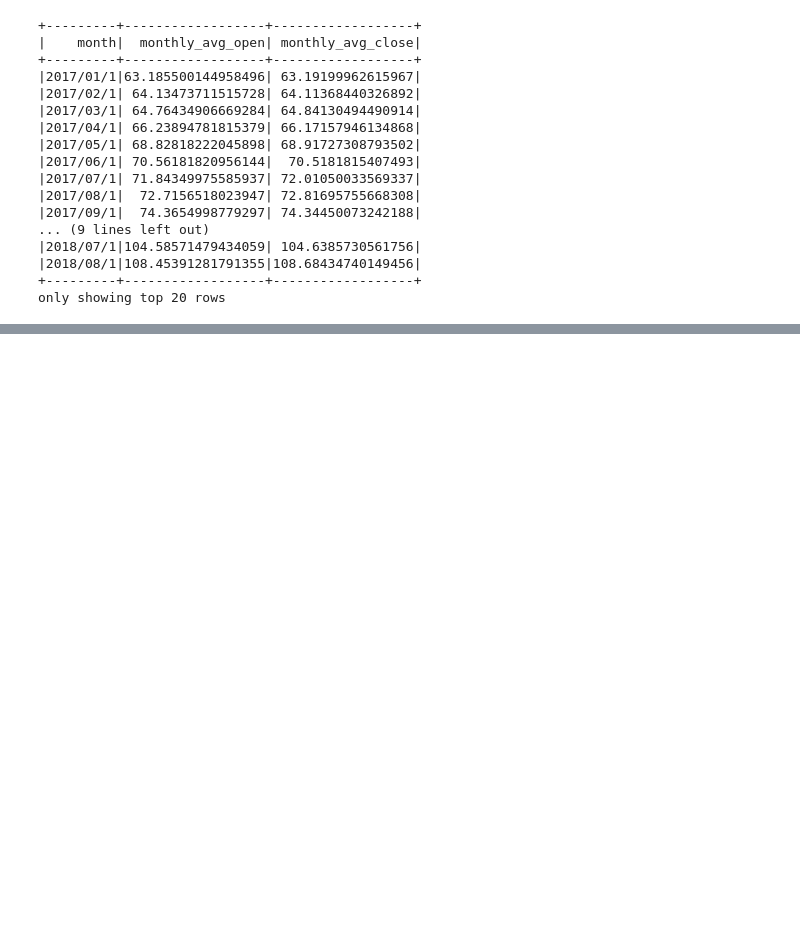
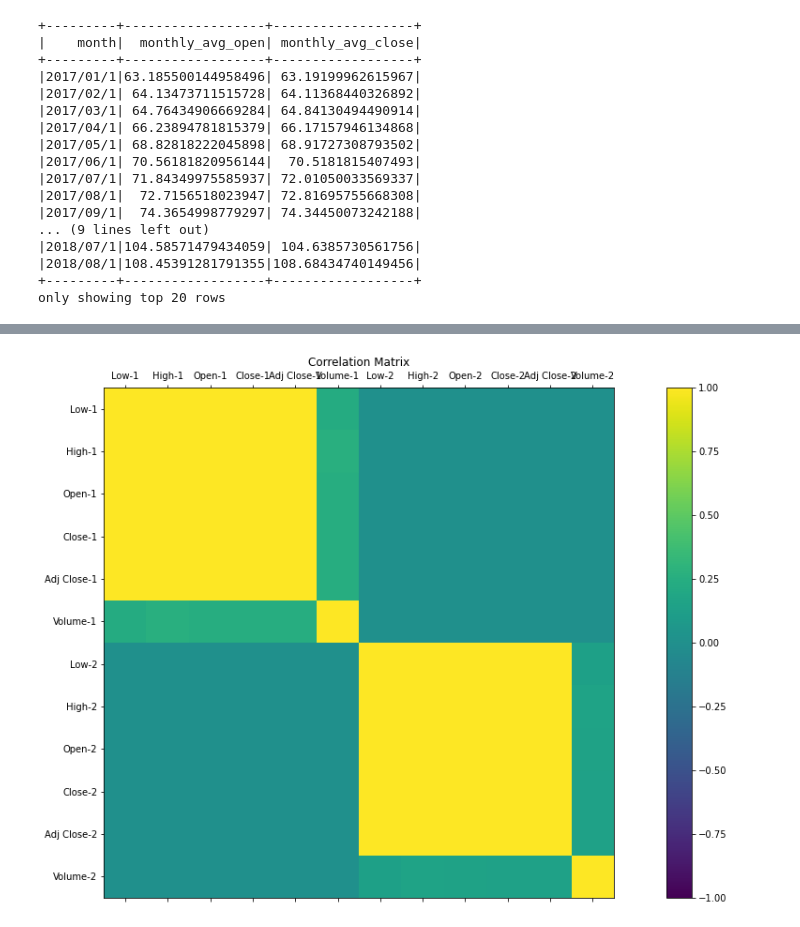
Before and after one commit to Enjoyshi/BigData, a Jupyter notebook: tmp.ipynb, the cells around one changed output, grey strips where cells are left out. Saved outputs shown, nothing was run; the diff lists cells and outputs as text; code cells hidden in the pictures; blank space fills up the shorter version.

Commit message:
add: corr with no pd version

```diff
--- a/tmp.ipynb
+++ b/tmp.ipynb
@@ -15,5 +26,6 @@ spark = (SparkSession.builder.appName(spark_application_name).getOrCreate())
 # %%
 stocks_path = 'stocks_data/MICROSOFT.csv'
+another_sck_path = 'stocks_data/AMAZON.csv'
 # %%
 def get_data(path, schema, header=True, delimiter=';'):
     """Lire les données à partir d'un path.
@@ -204,34 +215,0 @@ only showing top 20 rows
-# %%
-def corr_with(df1, df2):
-    df2_pd = df2.toPandas()
-    df1_pd = df1.toPandas()
-
-    df1_name = df1_pd.iloc[0, -1]
-    df2_name = df2_pd.iloc[0, -1]
-
-    df1_pd = df1_pd.drop(columns=['Date', 'company_name'])
-    df2_pd = df2_pd.drop(columns=['Date', 'company_name'])
-
-    cols_1 = df1_pd.columns
-    cols_2 = df2_pd.columns
-
-    df1_pd[cols_1] = df1_pd[cols_1].apply(pd.to_numeric, errors='coerce', axis=1)
-    df2_pd[cols_2] = df2_pd[cols_2].apply(pd.to_numeric, errors='coerce', axis=1)
-
-    new_cols_1 = [col + ' ' + df1_name for col in cols_1]
-    new_cols_2 = [col + ' ' + df2_name for col in cols_2]
-    df1_pd.columns = new_cols_1
-    df2_pd.columns = new_cols_2
-
-    corr = pd.concat([df1_pd,df2_pd],axis=1).corr()
-    corr = corr.loc[new_cols_1, new_cols_2]
-
-    fig=plt.figure()
-    ax=fig.add_subplot(111)
-    ax.set_title("Correlation Matrix")
-    ax.set_xticklabels(['']+new_cols_1, rotation=90, ha='left')
-    ax.set_yticklabels(['']+new_cols_2)
-    cax=ax.matshow(corr,vmax=1,vmin=-1)
-    fig.colorbar(cax)
-    #plt.xticks(rotation=90)
-    plt.show()
@@ -237,0 +260,5 @@ def corr_with(df1, df2):
+# %%
+df2 = get_data(another_sck_path, stocksSchema, delimiter=',')
+corr_with(df, df2)
+# %% [output]
+[figure, added]
```
Also changed, not shown: parts of 4 cells of this notebook.
